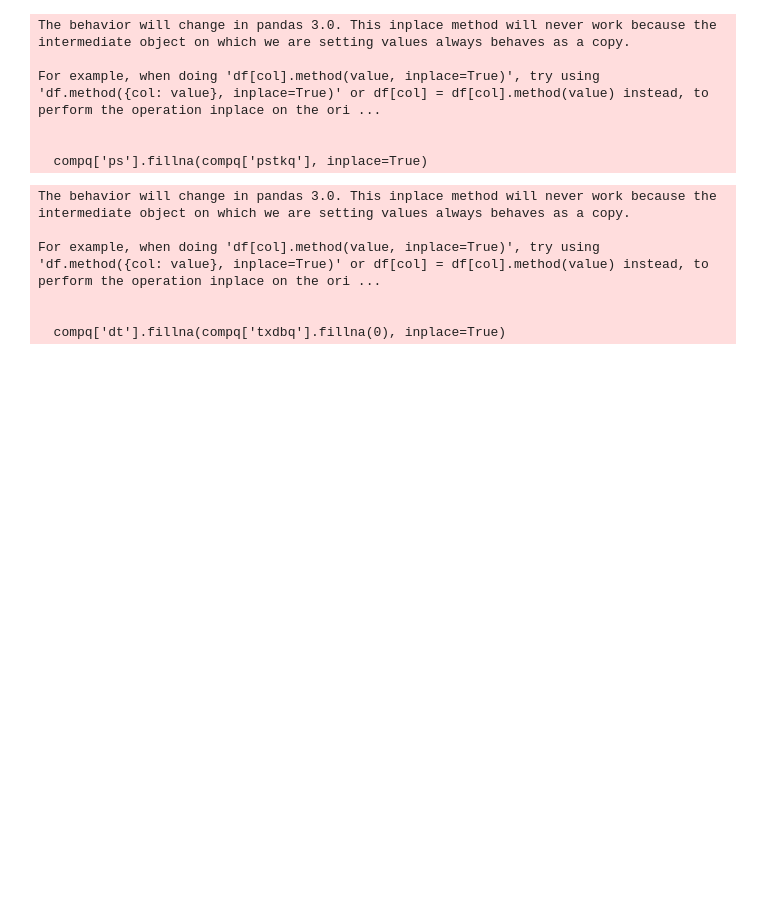
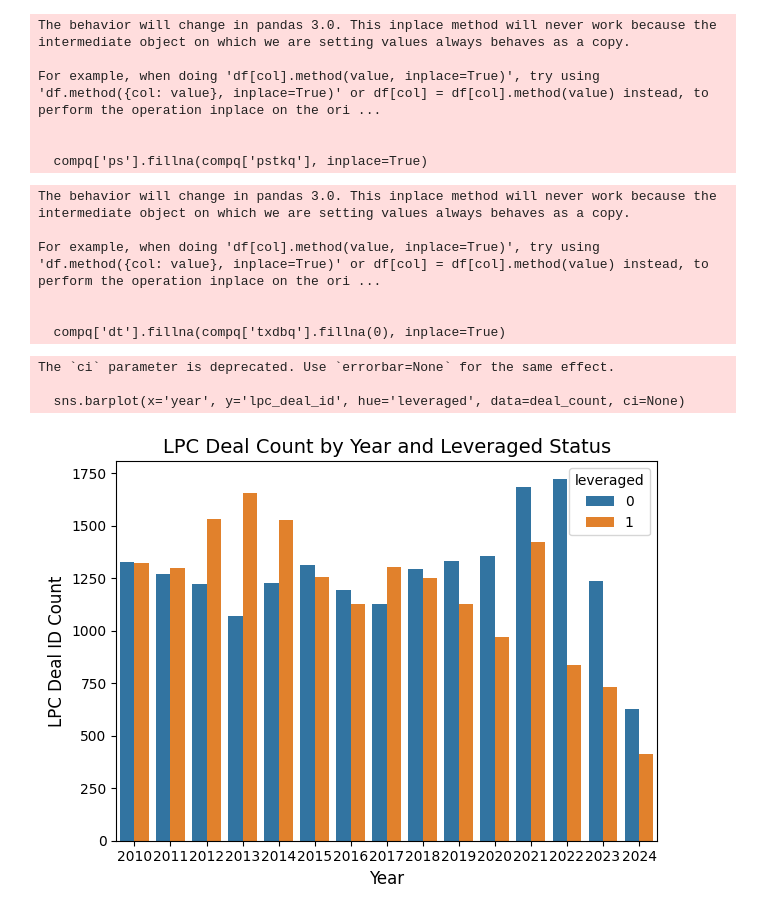
Before and after one commit to zirui-song/direct-lending, a Jupyter notebook: Download_WRDS_Data.ipynb, the cells around one changed output. Saved outputs shown, nothing was run; the diff lists cells and outputs as text; code cells hidden in the pictures; blank space fills up the shorter version.

```diff
--- a/Download_WRDS_Data.ipynb
+++ b/Download_WRDS_Data.ipynb
@@ -213,3 +243,40 @@ dealscan_data.to_csv('../Data/Raw/dealscan_data.csv', index=False)
+# %%
+# sort by lpc_deal_id and deal_active_date
+collapsed_ds = collapsed_ds.sort_values(['lpc_deal_id', 'deal_active_date'])
+
+# keep only county == "United States"
+collapsed_ds = collapsed_ds[collapsed_ds['country'] == 'United States']
+
+# generate leveraged = 1 if the text "Leveraged" appears in market_segment
+collapsed_ds['leveraged'] = collapsed_ds['market_segment'].str.contains("Leveraged", case=False, na=False).astype(int)
+
+# generate year from deal_active_date
+collapsed_ds['year'] = collapsed_ds['deal_active_date'].dt.year
+
+# collapse dataset down by year leveraged
+deal_count = collapsed_ds.groupby(['year', 'leveraged']).agg({
+    'lpc_deal_id': 'count',
+}).reset_index()
+# %%
+import matplotlib.pyplot as plt
+import seaborn as sns
+
+# Assuming 'deal_count' contains the data
+sns.barplot(x='year', y='lpc_deal_id', hue='leveraged', data=deal_count, ci=None)
+
+# Add labels and a title
+plt.xlabel('Year', fontsize=12)
+plt.ylabel('LPC Deal ID Count', fontsize=12)
+plt.title('LPC Deal Count by Year and Leveraged Status', fontsize=14)
+
+# Show the plot
+plt.tight_layout()
+plt.show()
+# %% [output]
+The `ci` parameter is deprecated. Use `errorbar=None` for the same effect.
+
+  sns.barplot(x='year', y='lpc_deal_id', hue='leveraged', data=deal_count, ci=None)
+[figure, added]
 # %%
 # obtain Dealscan legacy lenders data (to use 2018 JF bank name link)
 query = f"""
```
Also changed, not shown: parts of 1 cell of this notebook, 3 other files.
